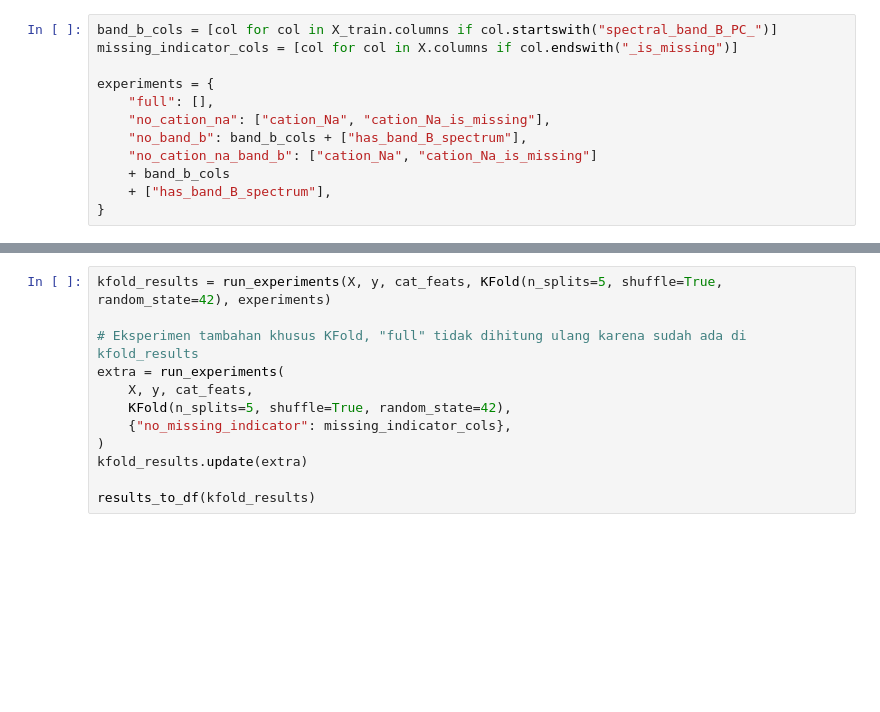
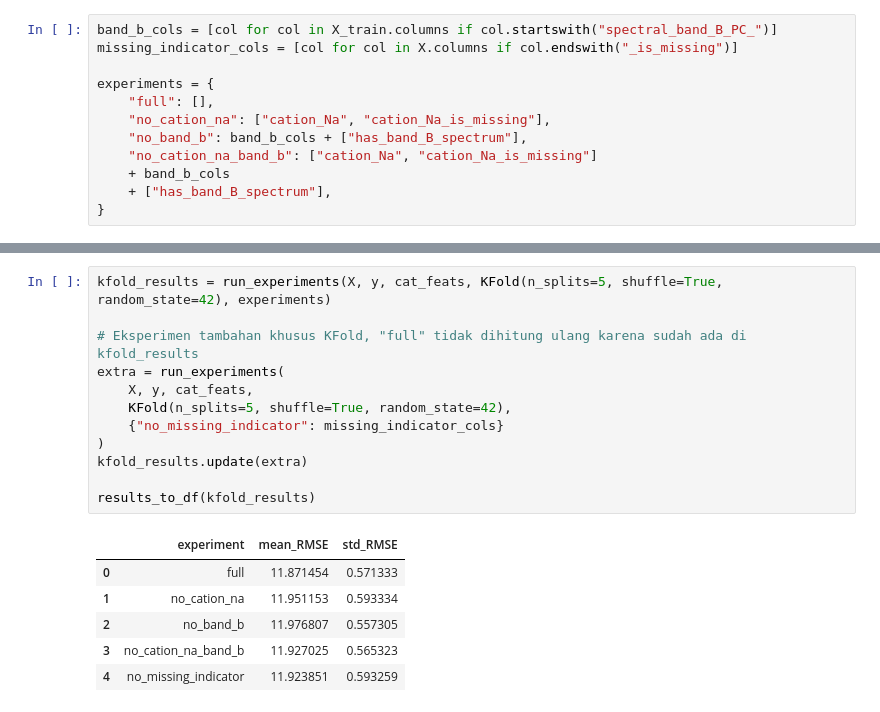
Before and after one commit to 11erlangga/erlangga_kezia_naurah, a Jupyter notebook: notebooks/01_EDA_and_CatBoost_FeatureSelection.ipynb, the cells around one changed output, grey strips where cells are left out. Drawn from its saved outputs; the diff is of its cells as text; blank space fills up the shorter version.

```diff
--- a/notebooks/01_EDA_and_CatBoost_FeatureSelection.ipynb
+++ b/notebooks/01_EDA_and_CatBoost_FeatureSelection.ipynb
@@ -319,12 +325,19 @@ results_to_df(groupkfold_results)
 # %%
 kfold_results = run_experiments(X, y, cat_feats, KFold(n_splits=5, shuffle=True, random_state=42), experiments)
 
 # Eksperimen tambahan khusus KFold, "full" tidak dihitung ulang karena sudah ada di kfold_results
 extra = run_experiments(
     X, y, cat_feats,
     KFold(n_splits=5, shuffle=True, random_state=42),
-    {"no_missing_indicator": missing_indicator_cols},
+    {"no_missing_indicator": missing_indicator_cols}
 )
 kfold_results.update(extra)
 
 results_to_df(kfold_results)
+# %% [output]
+|  | experiment | mean_RMSE | std_RMSE |
+| 0 | full | 11.871454 | 0.571333 |
+| 1 | no_cation_na | 11.951153 | 0.593334 |
+| 2 | no_band_b | 11.976807 | 0.557305 |
+| 3 | no_cation_na_band_b | 11.927025 | 0.565323 |
+| 4 | no_missing_indicator | 11.923851 | 0.593259 |
```
Also changed, not shown: parts of 5 cells of this notebook, 4 other files.
